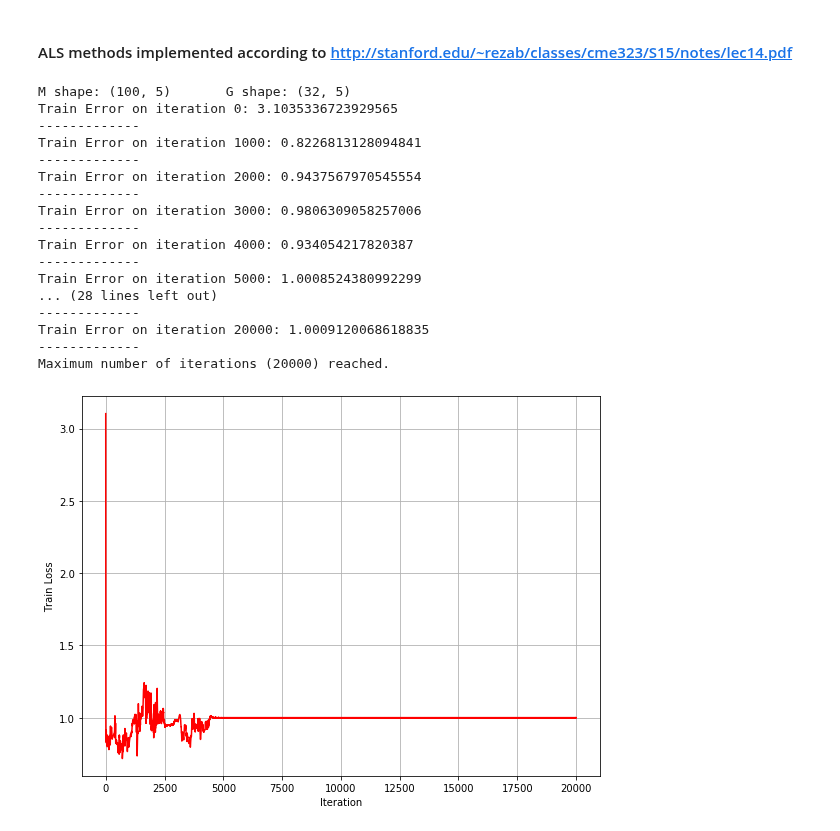
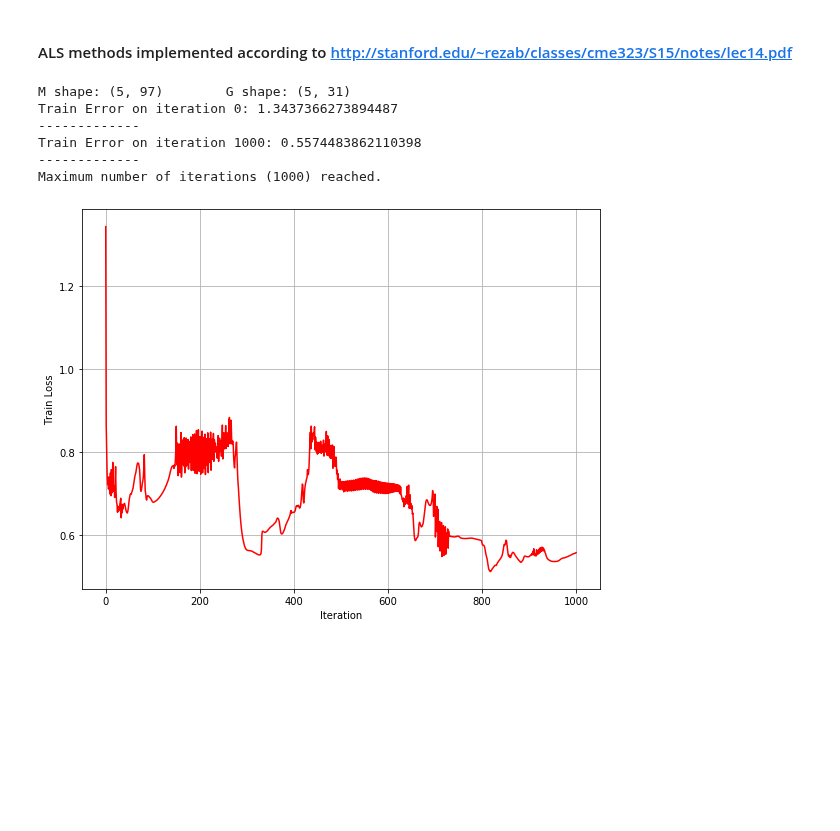
Before and after one commit to SimonEnsemble/material_recommendation_system, a Jupyter notebook: RecommendationSystem.ipynb, the cells around one changed output. Saved outputs shown, nothing was run; the diff lists cells and outputs as text; code cells hidden in the pictures; blank space fills up the shorter version.

```diff
--- a/RecommendationSystem.ipynb
+++ b/RecommendationSystem.ipynb
@@ -14,7 +14,7 @@ import matplotlib
 # %% [markdown]
 ## We will use the Henry Coefficient matrix, created in `HenryMatrix.ipynb`
 # %%
-henry_df = pd.read_csv('data/henry_matrix_df.csv')
+henry_df = pd.read_csv('data/henry_matrix_df_langmuir.csv')
 henry_df.set_index(list(henry_df)[0], inplace=True)
 henry_df.head(10)
 # %% [output]
@@ -34,6 +36,6 @@ henry_df.head(10)
 # %%
 log_henry_df = henry_df.copy()
-log_henry_df.iat[87,7] = np.nan
+#log_henry_df.iat[idx[0][0], idx[1][0]] = np.nan
 log_henry_df = np.log(log_henry_df)
 log_henry_df.head(10)
 # %% [output]
@@ -177,81 +179,70 @@ def ALS(henry_matrix, r, lambd, threshold, convergence=1e-6, maxiter=20000, verb
     prev_error = 0
     convergence_cnt = 0
 
-    M = np.random.rand(henry_matrix.shape[0], r+2)
-    G = np.random.rand(henry_matrix.shape[1], r+2)
-    M[:,-2] = 1.0
-    G[:,-1] = 1.0
+    M = np.random.rand(r+2, henry_matrix.shape[0])-0.5
+    G = np.random.rand(r+2, henry_matrix.shape[1])-0.5
+    M[-2,:] = 1.0
+    G[-1,:] = 1.0
     if verbose:
         print('M shape: {}\tG shape: {}'.format(M.shape, G.shape))
     while train_error > threshold:
-        for u in range(M.shape[0]):
-            mask = ~np.isnan(henry_matrix[u,:])
-            b = (G[mask,:].T).dot(henry_matrix[u,:][mask].T)
-            A = ((G[mask,:].T).dot(G[mask,:]) + lambd[0] * np.identity(r+2)).T
-            M[u,:] = np.linalg.solve(A,b)
-            M[u,-2] = 1.0
-        for i in range(G.shape[0]):
-            mask = ~np.isnan(henry_matrix[:,i])
-            b = (M[mask,:].T).dot(henry_matrix[:,i][mask])
-            A = ((M[mask,:].T).dot(M[mask,:]) + lambd[1] * np.identity(r+2)).T
-            G[i,:] = np.linalg.solve(A,b)
-            G[i,-1] = 1.0
+        for m in range(M.shape[1]):
+            mask = ~np.isnan(henry_matrix[m,:])
+            b = (G[:,mask]).dot(henry_matrix[m,mask].T)
+            A = G[:,mask].dot(G[:,mask].T) + lambd[0] * np.identity(r+2)
+            M[:,m] = np.linalg.solve(A,b)
+            M[-2,m] = 1.0
+        for g in range(G.shape[1]):
+            mask = ~np.isnan(henry_matrix[:,g])
+            b = M[:,mask].dot(henry_matrix[mask,g])
+            A = M[:,mask].dot(M[:,mask].T) + lambd[1] * np.identity(r+2)
+            G[:,g] = np.linalg.solve(A,b)
+            G[-1,g] = 1.0
 
-        pred = predict_all(M, G, 0.0)[~np.isnan(henry_matrix)].flatten()
-        actual = henry_matrix[~np.isnan(henry_matrix)].flatten()
-        #print(pred)
+        #pred = predict_all(M, G, 0.0)[~np.isnan(henry_matrix)]
+        pred = M.T.dot(G)[~np.isnan(henry_matrix)]
+        actual = henry_matrix[~np.isnan(henry_matrix)]
         prev_error = train_error
-        train_error = np.sqrt(np.sum([(actual[i] - pred[i])**2 for i in range(len(pred))])/len(pred))
+        train_error = np.sqrt(np.sum([(actual - pred)**2])/len(pred))
         train_error_arr.append(train_error)
-        error_diff = prev_error - train_error
+        error_diff = np.abs(prev_error - train_error)
         if n % 1000 == 0:
             if verbose:
                 print('Train Error on iteration {}: {}\n-------------'.format(n, train_error))
 
         if error_diff < convergence:
             convergence_cnt += 1
-            if convergence_cnt > 499:
+            if convergence_cnt > 199:
                 if verbose:
                     print('Training has converged after {} iterations. See `convergence` parameter for convergence procedure.'.format(n))
                     print('Train error: {}'.format(train_error))
                 break
         else:
             convergence_cnt = 0
         n += 1
         if n > maxiter:
             print('Maximum number of iterations ({}) reached.'.format(maxiter))
             break
         if np.count_nonzero(np.isnan(M)) > 0 or np.count_nonzero(np.isnan(G)) > 0:
             raise Exception('NaN encountered in either latent representation')
 
     if verbose:
         fig, ax = plt.subplots(figsize=(8,6))
         #ax.scatter(np.arange(len(train_error_arr)), train_error_arr, color='red')
         ax.plot(np.arange(len(train_error_arr)), train_error_arr, color='red')
         ax.set_xlabel('Iteration')
         ax.set_ylabel('Train Loss')
         plt.grid('on')
         plt.tight_layout()
         plt.show()
 
-    return M, G, train_error
-a,b,c = ALS(log_henry_df.values, 3, [0.1, 0.2], 1e-5)
+    return M, G, train_error_arr[-1]
+a,b,c = ALS(log_henry_df.values, 3, [0.1, 0.2], 1e-5, maxiter=1000)
 # %% [output]
-M shape: (100, 5)       G shape: (32, 5)
-Train Error on iteration 0: 3.1035336723929565
+M shape: (5, 97)        G shape: (5, 31)
+Train Error on iteration 0: 1.3437366273894487
 -------------
-Train Error on iteration 1000: 0.8226813128094841
+Train Error on iteration 1000: 0.5574483862110398
 -------------
-Train Error on iteration 2000: 0.9437567970545554
--------------
-Train Error on iteration 3000: 0.9806309058257006
--------------
-Train Error on iteration 4000: 0.934054217820387
--------------
-Train Error on iteration 5000: 1.0008524380992299
-... (28 lines left out)
--------------
-Train Error on iteration 20000: 1.0009120068618835
--------------
-Maximum number of iterations (20000) reached.
+Maximum number of iterations (1000) reached.
-[figure, old version]
+[figure, new version]
```
Also changed, not shown: parts of 29 cells of this notebook.
